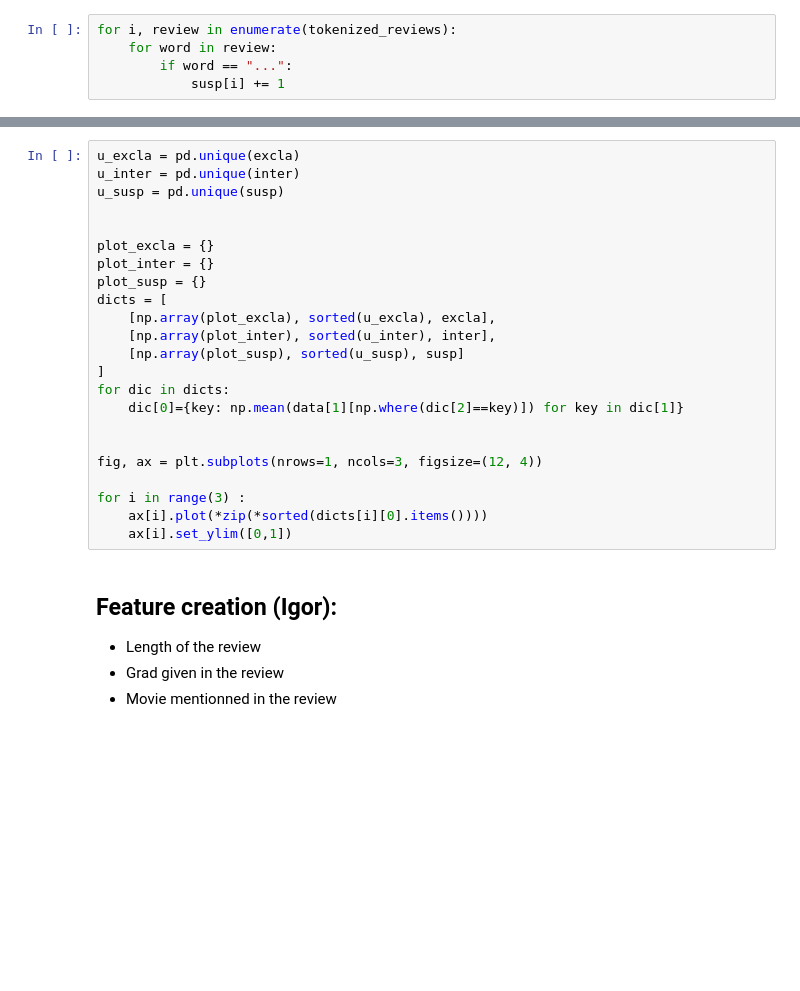
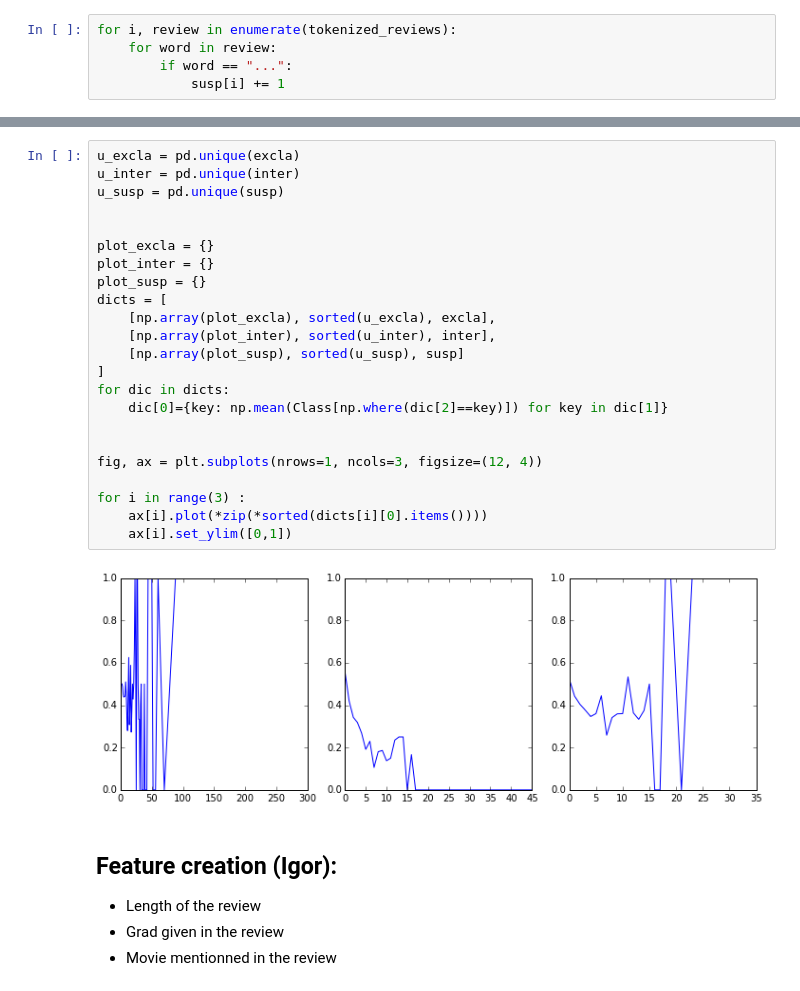
Before and after one commit to baptisteroziere/projet-MAP-670, a Jupyter notebook: features_creation.ipynb, the cells around one changed output, grey strips where cells are left out. Cells and saved outputs as stored; diff of their text form; blank space fills up the shorter version.

```diff
--- a/features_creation.ipynb
+++ b/features_creation.ipynb
@@ -111,26 +111,28 @@ ValueError: x must have at least one data point
 # %%
 u_excla = pd.unique(excla)
 u_inter = pd.unique(inter)
 u_susp = pd.unique(susp)
 
 
 plot_excla = {}
 plot_inter = {}
 plot_susp = {}
 dicts = [
     [np.array(plot_excla), sorted(u_excla), excla],
     [np.array(plot_inter), sorted(u_inter), inter],
     [np.array(plot_susp), sorted(u_susp), susp]
 ]
 for dic in dicts:
-    dic[0]={key: np.mean(data[1][np.where(dic[2]==key)]) for key in dic[1]}
+    dic[0]={key: np.mean(Class[np.where(dic[2]==key)]) for key in dic[1]}
 
 
 fig, ax = plt.subplots(nrows=1, ncols=3, figsize=(12, 4))
 
 for i in range(3) :
     ax[i].plot(*zip(*sorted(dicts[i][0].items())))
     ax[i].set_ylim([0,1])
+# %% [output]
+[figure, added]
 # %% [markdown]
 ## Feature creation (Igor):
 - Length of the review
```
Also changed, not shown: parts of 5 cells of this notebook.
